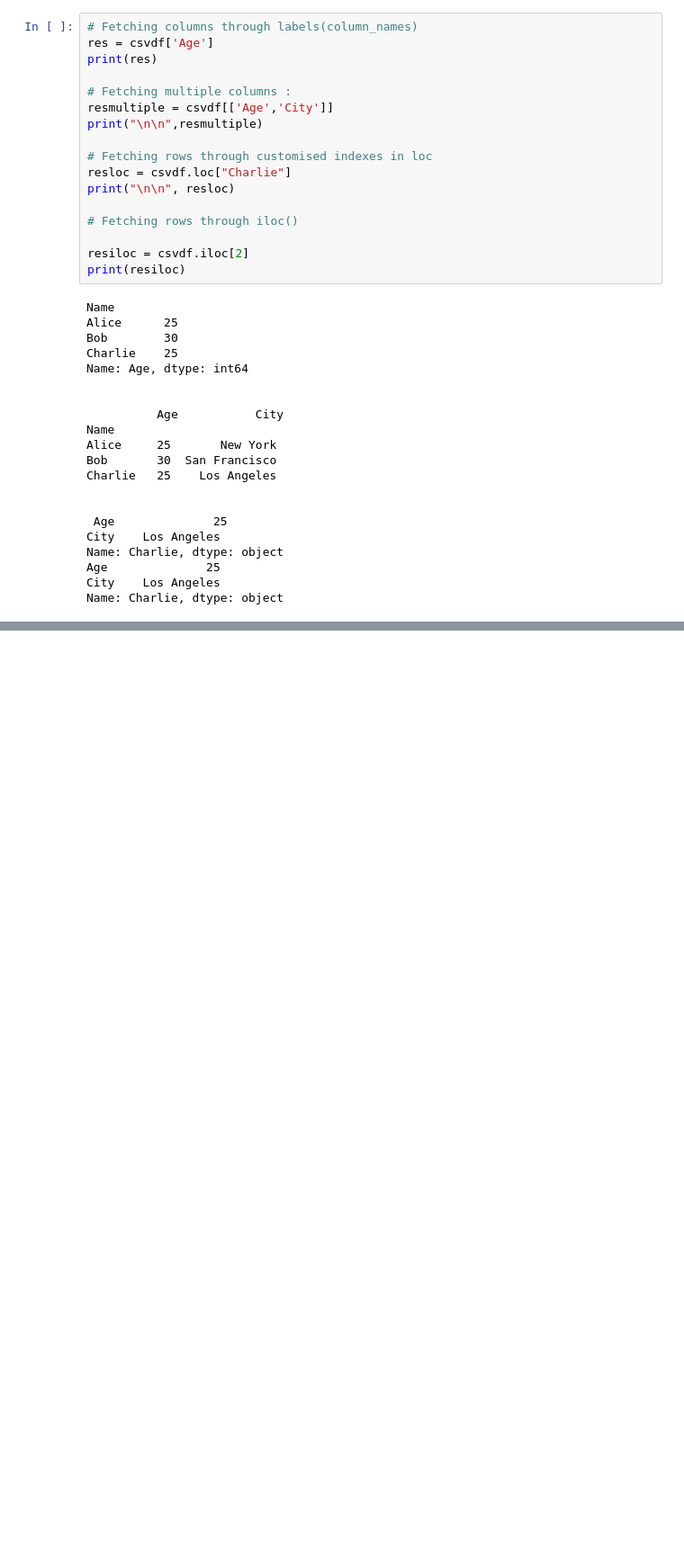
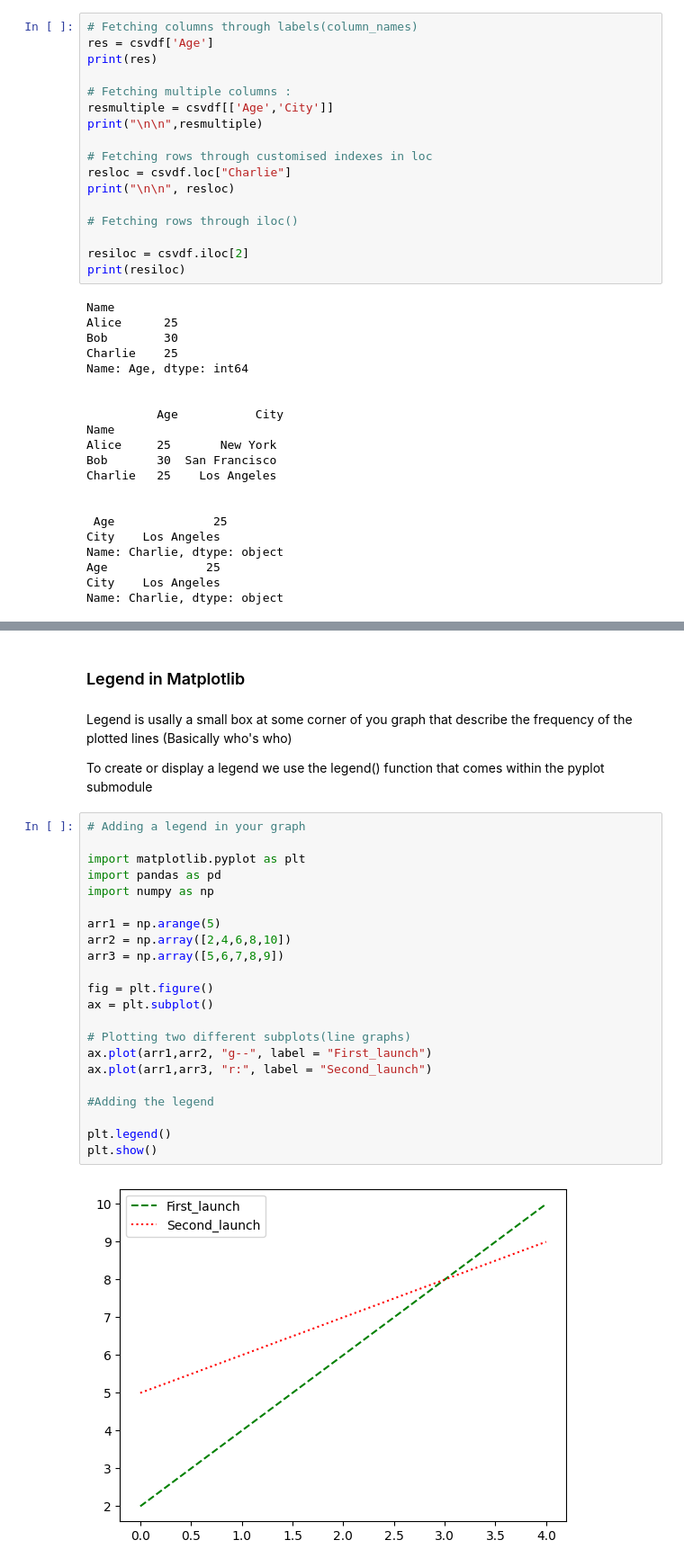
Before and after one commit to Aerospace-prog/Python-For-AI-Ml, a Jupyter notebook: Python_For_Ai_Ml.ipynb, the cells around one changed output, grey strips where cells are left out. Shown at 90% size. Drawn from its saved outputs; the diff is of its cells as text; blank space fills up the shorter version.

```diff
--- a/Python_For_Ai_Ml.ipynb
+++ b/Python_For_Ai_Ml.ipynb
@@ -1849,0 +1920,30 @@ Name: Charlie, dtype: object
+# %% [markdown]
+### Legend in Matplotlib
+# %% [markdown]
+Legend is usally a small box at some corner of you graph that describe the frequency of the plotted lines (Basically who's who)
+
+To create or display a legend we use the legend() function that comes within the pyplot submodule
+# %%
+# Adding a legend in your graph
+
+import matplotlib.pyplot as plt
+import pandas as pd
+import numpy as np
+
+arr1 = np.arange(5)
+arr2 = np.array([2,4,6,8,10])
+arr3 = np.array([5,6,7,8,9])
+
+fig = plt.figure()
+ax = plt.subplot()
+
+# Plotting two different subplots(line graphs)
+ax.plot(arr1,arr2, "g--", label = "First_launch")
+ax.plot(arr1,arr3, "r:", label = "Second_launch")
+
+#Adding the legend
+
+plt.legend()
+plt.show()
+# %% [output]
+[figure, added]
```
Also changed, not shown: parts of 78 cells of this notebook.
